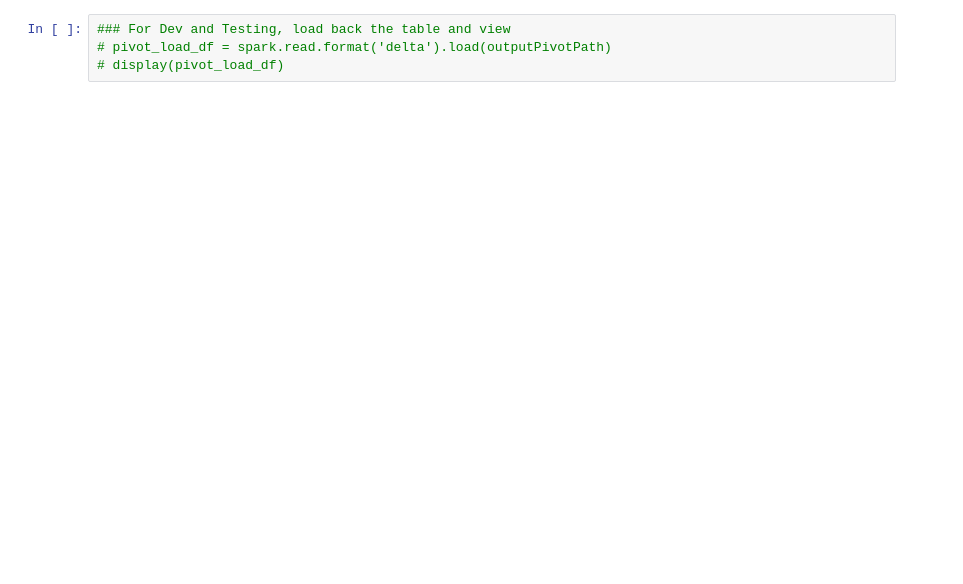
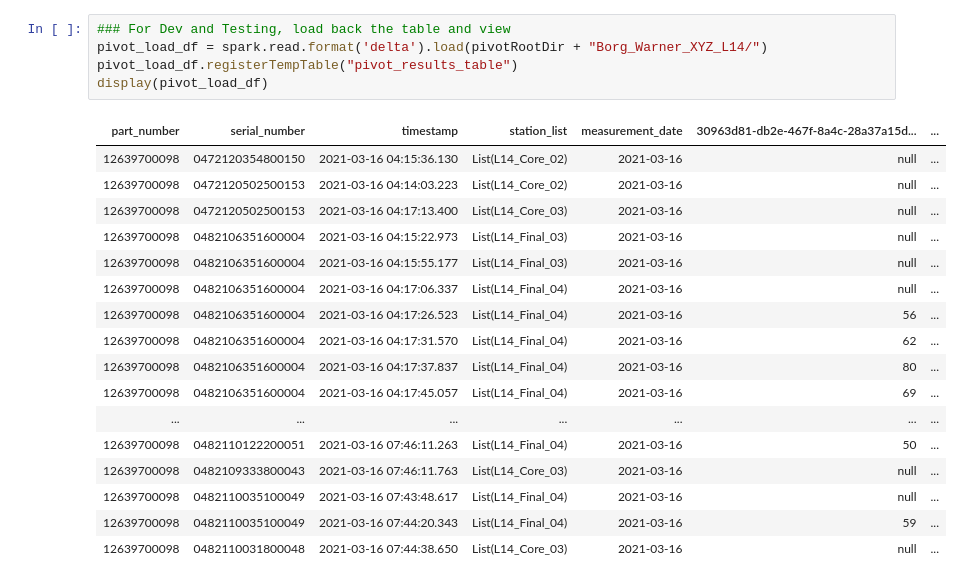
Before and after one commit to DHersak/test-lp-cube, a Jupyter notebook: kafka-key-value-to-cube.ipynb, the cells around one changed output. Drawn from its saved outputs; the diff is of its cells as text; blank space fills up the shorter version.

```diff
--- a/kafka-key-value-to-cube.ipynb
+++ b/kafka-key-value-to-cube.ipynb
@@ -178,4 +544,23 @@ savePivotPrep = (pivot_df
 # %%
 ### For Dev and Testing, load back the table and view
-# pivot_load_df = spark.read.format('delta').load(outputPivotPath)
-# display(pivot_load_df)
+pivot_load_df = spark.read.format('delta').load(pivotRootDir + "Borg_Warner_XYZ_L14/")
+pivot_load_df.registerTempTable("pivot_results_table")
+display(pivot_load_df)
+# %% [output]
+| part_number | serial_number | timestamp | station_list | measurement_date | 30963d81-db2e-467f-8a4c-28a37a15d... | ... |
+| 12639700098 | 0472120354800150 | 2021-03-16 04:15:36.130 | List(L14_Core_02) | 2021-03-16 | null | ... |
+| 12639700098 | 0472120502500153 | 2021-03-16 04:14:03.223 | List(L14_Core_02) | 2021-03-16 | null | ... |
+| 12639700098 | 0472120502500153 | 2021-03-16 04:17:13.400 | List(L14_Core_03) | 2021-03-16 | null | ... |
+| 12639700098 | 0482106351600004 | 2021-03-16 04:15:22.973 | List(L14_Final_03) | 2021-03-16 | null | ... |
+| 12639700098 | 0482106351600004 | 2021-03-16 04:15:55.177 | List(L14_Final_03) | 2021-03-16 | null | ... |
+| 12639700098 | 0482106351600004 | 2021-03-16 04:17:06.337 | List(L14_Final_04) | 2021-03-16 | null | ... |
+| 12639700098 | 0482106351600004 | 2021-03-16 04:17:26.523 | List(L14_Final_04) | 2021-03-16 | 56 | ... |
+| 12639700098 | 0482106351600004 | 2021-03-16 04:17:31.570 | List(L14_Final_04) | 2021-03-16 | 62 | ... |
+| 12639700098 | 0482106351600004 | 2021-03-16 04:17:37.837 | List(L14_Final_04) | 2021-03-16 | 80 | ... |
+| 12639700098 | 0482106351600004 | 2021-03-16 04:17:45.057 | List(L14_Final_04) | 2021-03-16 | 69 | ... |
+| ... | ... | ... | ... | ... | ... | ... |
+| 12639700098 | 0482110122200051 | 2021-03-16 07:46:11.263 | List(L14_Final_04) | 2021-03-16 | 50 | ... |
+| 12639700098 | 0482109333800043 | 2021-03-16 07:46:11.763 | List(L14_Core_03) | 2021-03-16 | null | ... |
+| 12639700098 | 0482110035100049 | 2021-03-16 07:43:48.617 | List(L14_Final_04) | 2021-03-16 | null | ... |
+| 12639700098 | 0482110035100049 | 2021-03-16 07:44:20.343 | List(L14_Final_04) | 2021-03-16 | 59 | ... |
+| 12639700098 | 0482110031800048 | 2021-03-16 07:44:38.650 | List(L14_Core_03) | 2021-03-16 | null | ... |
```
Also changed, not shown: parts of 12 cells of this notebook, 9 other files.
